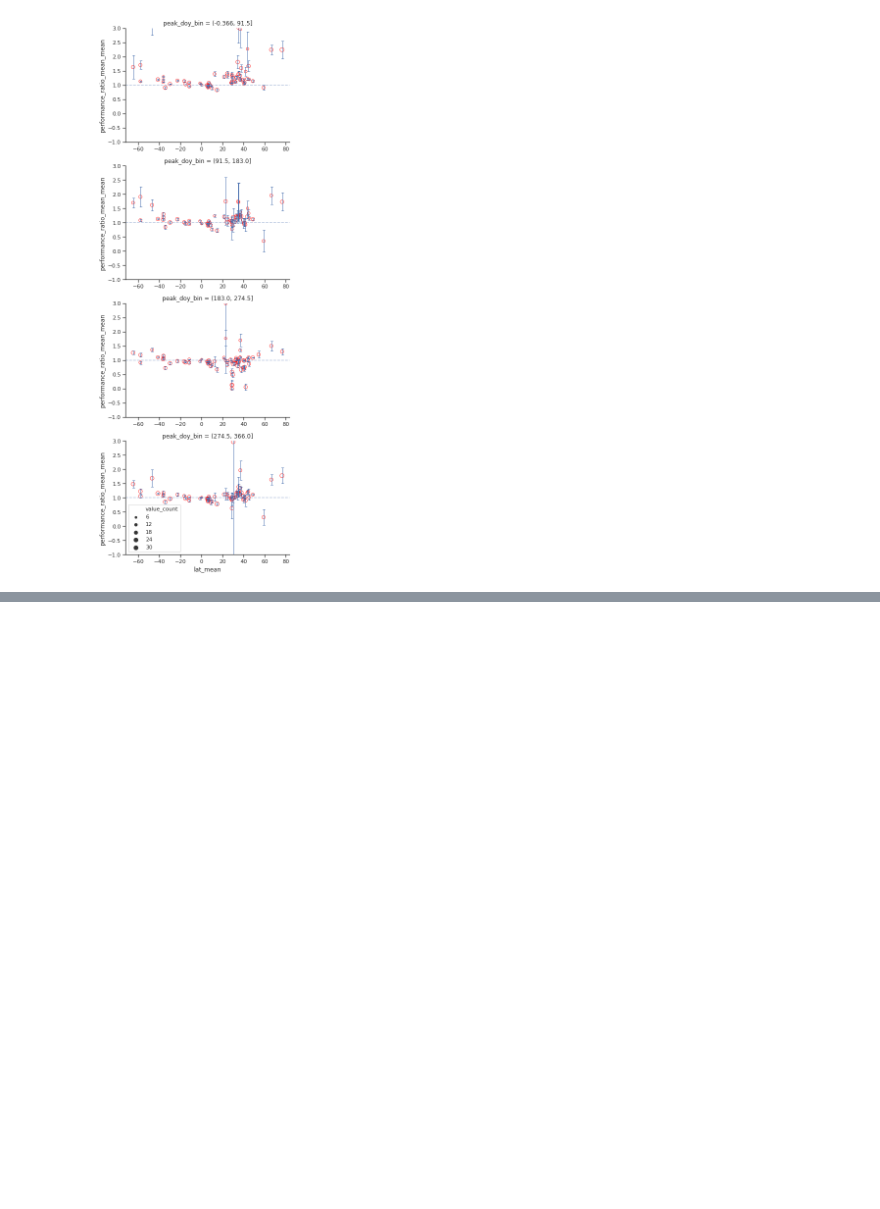
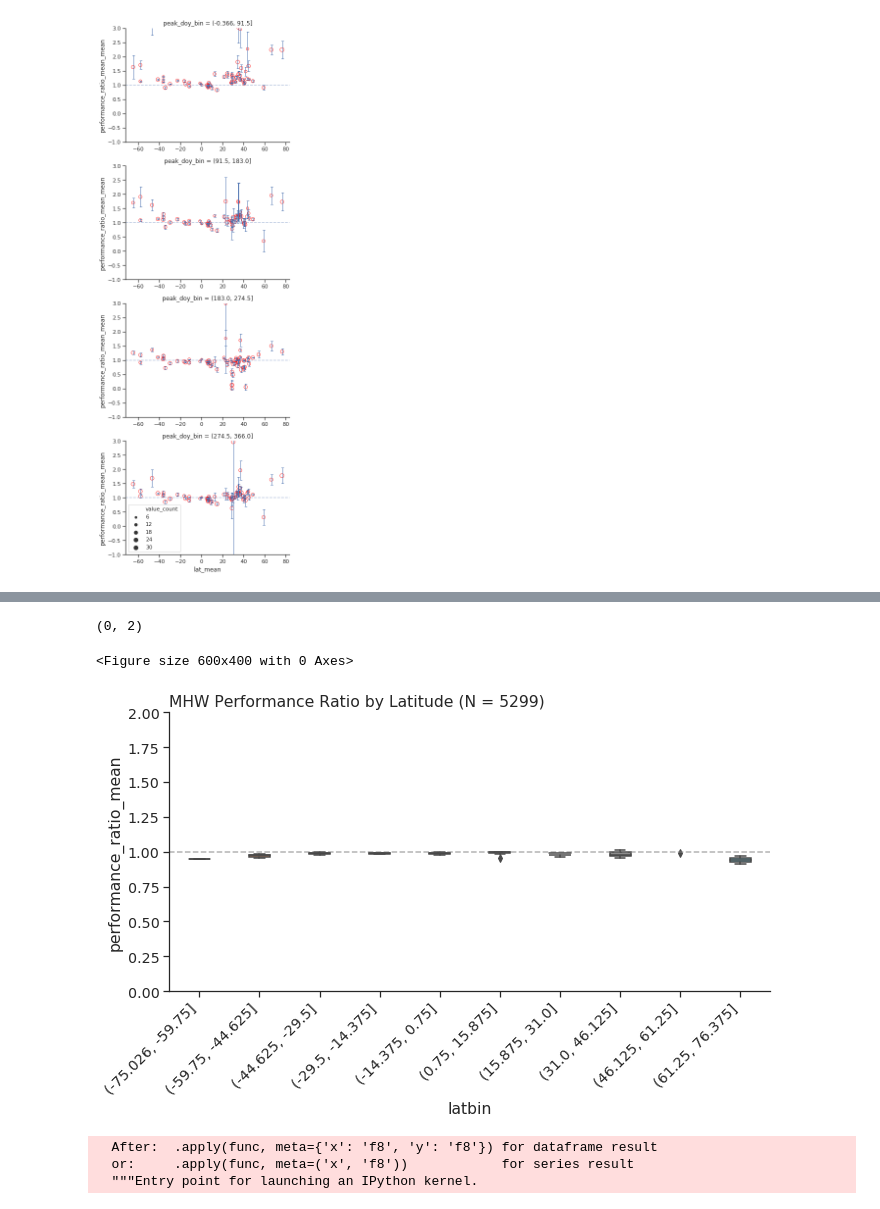
Before and after one commit to HuckleyLab/phyto-mhw, a Jupyter notebook: analysis/Individual_Isolate_performance.ipynb, the cells around one changed output, grey strips where cells are left out. Drawn from its saved outputs; the diff is of its cells as text; code cells hidden in the pictures; blank space fills up the shorter version.

```diff
--- a/analysis/Individual_Isolate_performance.ipynb
+++ b/analysis/Individual_Isolate_performance.ipynb
@@ -751,0 +785,3 @@ plt.legend()
+# %%
+%%time
+all_events = modeled_isolates_mhws_ddf.groupby(['lat', 'lon', 'isolate', 'mhw']).apply(compute_mhw_performance).compute()
@@ -751,0 +794,21 @@ plt.legend()
+# %%
+all_events = all_events.drop('isolate', axis=1).reset_index()
+# %%
+all_events['latbin'] = pd.cut(all_events['lat'], bins=10, )
+all_events['doy_bins'] = pd.cut(all_events['start_doy'], bins=4)
+# %%
+
+non_mhw = all_events[all_events.mhw == 0]
+# %%
+figure = plt.figure(dpi=100)
+sns.set(font_scale=1.3, style='ticks')
+fg = sns.catplot(kind='box', x = 'latbin', y = 'performance_ratio_mean', data=non_mhw, aspect=2, width=0.35)#, jitter=0.2)
+plt.xticks(rotation=45, ha='right')
+plt.axhline(1.0, linestyle='--', alpha=0.6, color='gray')
+# plt.ylim([0, 2])
+plt.title(f"MHW Performance Ratio by Latitude (N = {len(a)})", loc='left')
+plt.ylim([-0, 2])
+# %% [output]
+(0, 2)
+<Figure size 600x400 with 0 Axes>
+[figure, added]
@@ -751,0 +819,6 @@ plt.legend()
+# %%
+doy_perfdet = nonmhw_example.groupby(['lat', 'lon', 'isolate', 'doy']).apply(compute_mhw_performance).compute()
+# %% [output]
+  After:  .apply(func, meta={'x': 'f8', 'y': 'f8'}) for dataframe result
+  or:     .apply(func, meta=('x', 'f8'))            for series result
+  """Entry point for launching an IPython kernel.
```
Also changed, not shown: parts of 43 cells of this notebook.
